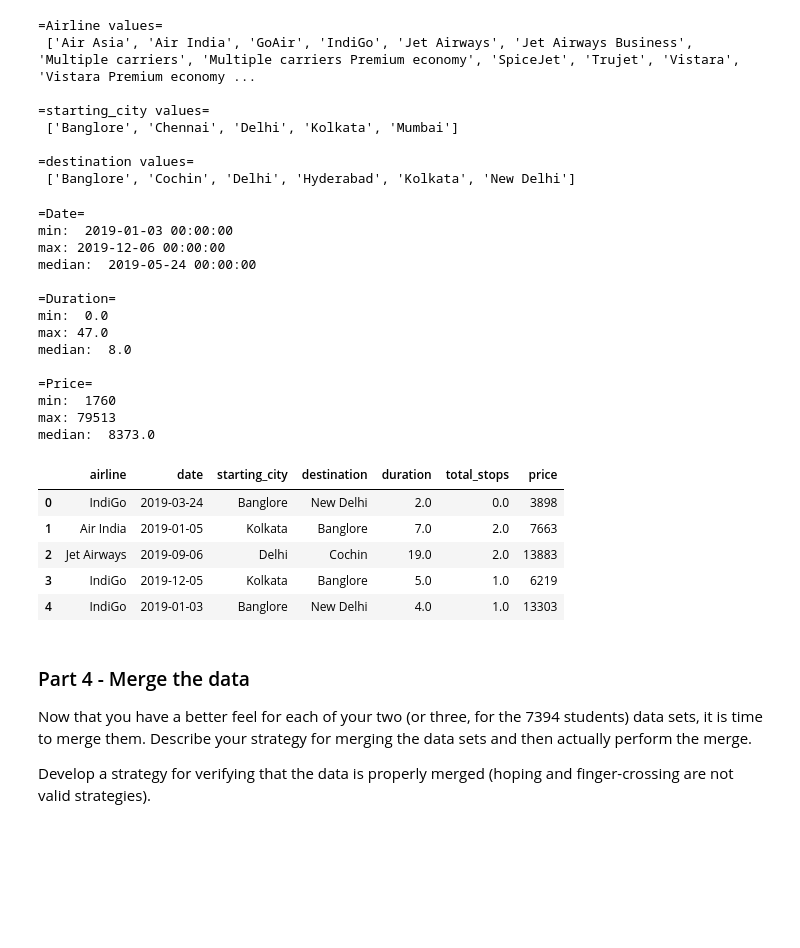
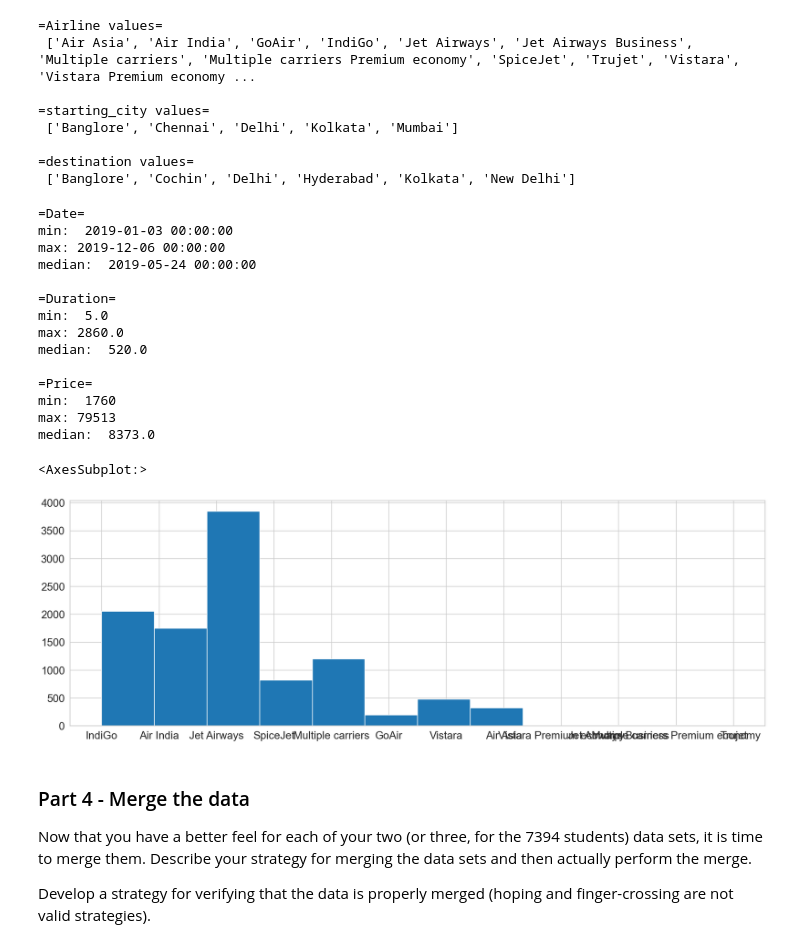
Before and after one commit to SaltyPeachcake/TurtleDucks, a Jupyter notebook: Project02.ipynb, the cells around one changed output. Drawn from its saved outputs; the diff is of its cells as text; code cells hidden in the pictures; blank space fills up the shorter version.

```diff
--- a/Project02.ipynb
+++ b/Project02.ipynb
@@ -87,16 +87,18 @@ airfare.rename(columns={'Airline':'airline',
                             'Price':'price'},inplace=True)
 
 
-airfare = airfare.drop(['route','depart_time', 'arrival_time','misc'], axis=1)
+airfare = airfare.drop(['route', 'arrival_time','misc'], axis=1)
 
 airfare['total_stops'].replace(['non-stop', '1 stop', '2 stops', '3 stops', '4 stops', '5 stops'], [0, 1, 2, 3, 4, 5], inplace=True)
 
 #Typecasting Attributes
     #AirFare
 airfare['date']     = pd.to_datetime(airfare.date)
-airfare['duration'] = pd.to_timedelta(airfare.duration).astype('timedelta64[h]')
+airfare['duration'] = pd.to_timedelta(airfare.duration).astype('timedelta64[m]')
 airfare['duration'] = pd.to_numeric(airfare.duration)
 airfare['price']    = pd.to_numeric(airfare.price)
+airfare['depart_time'] = pd.to_datetime(airfare.depart_time)
+print(airfare['depart_time'].head())
 #airfare['total_stops'] = pd.to_numeric(airfare.total_stops)
 
 airfare['airline'] = airfare.airline.astype('category')
@@ -281,23 +291,22 @@ max: 2019-12-06 00:00:00
 median:  2019-05-24 00:00:00
 
 =Duration=
-min:  0.0
-max: 47.0
-median:  8.0
+min:  5.0
+max: 2860.0
+median:  520.0
 
 =Price=
 min:  1760
 max: 79513
 median:  8373.0
 # %%
-airfare.plot(x=''
+airfare['depart_time'].hist(bins=24)
-# %% [output]
-|  | airline | date | starting_city | destination | duration | total_stops | price |
-| 0 | IndiGo | 2019-03-24 | Banglore | New Delhi | 2.0 | 0.0 | 3898 |
-| 1 | Air India | 2019-01-05 | Kolkata | Banglore | 7.0 | 2.0 | 7663 |
-| 2 | Jet Airways | 2019-09-06 | Delhi | Cochin | 19.0 | 2.0 | 13883 |
-| 3 | IndiGo | 2019-12-05 | Kolkata | Banglore | 5.0 | 1.0 | 6219 |
-| 4 | IndiGo | 2019-01-03 | Banglore | New Delhi | 4.0 | 1.0 | 13303 |
+# %%
+
+airfare['airline'].hist(bins=12)
+# %% [output]
+<AxesSubplot:>
+[figure, added]
 # %% [markdown]
 ### Part 4 - Merge the data
 
```
Also changed, not shown: parts of 5 cells of this notebook.
